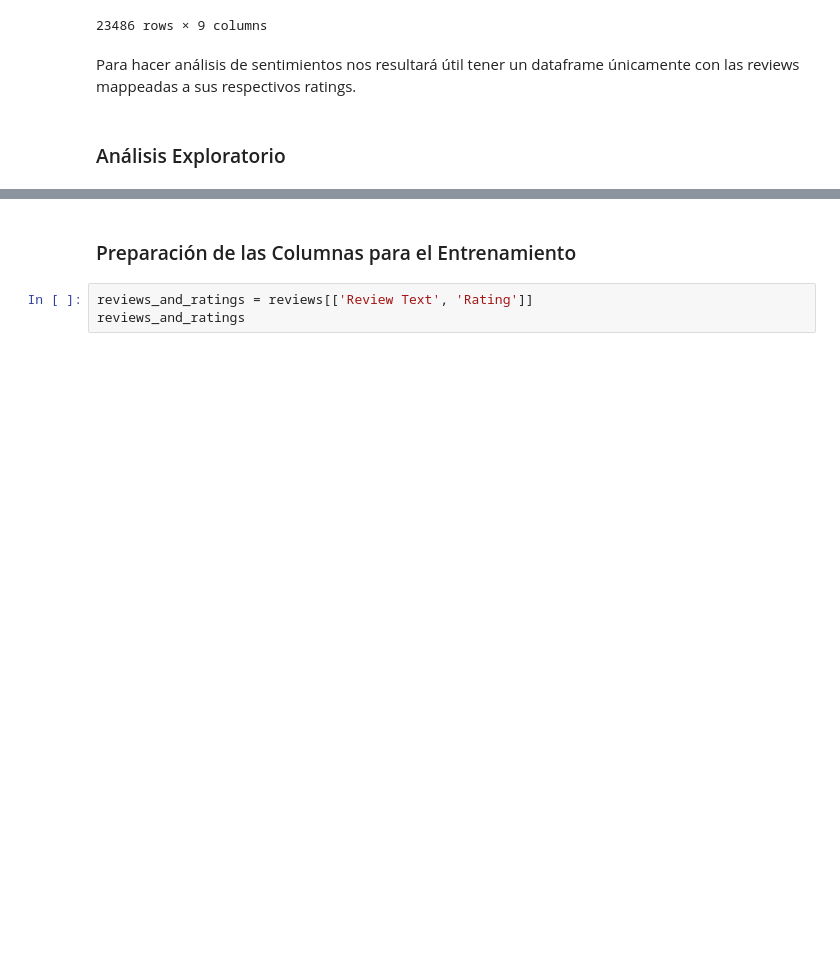
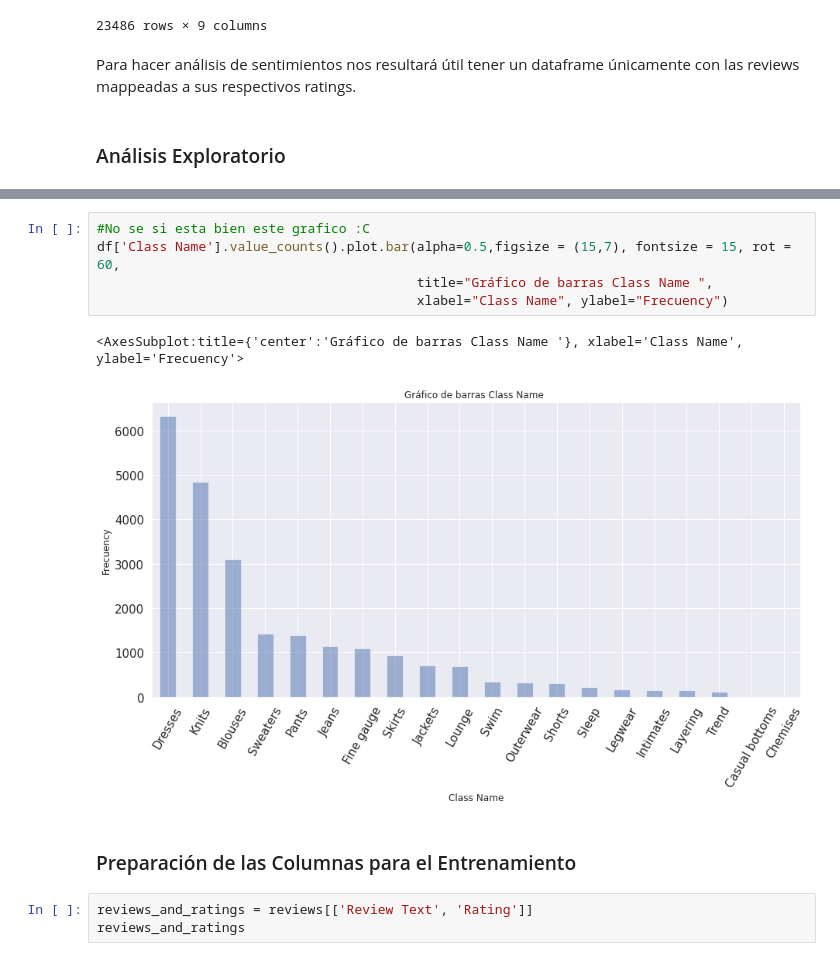
Before and after one commit to Jonathan-R0/TP2-OrganizacionDeDatos, a Jupyter notebook: src/Parte1.ipynb, the cells around one changed output, grey strips where cells are left out. Drawn from its saved outputs; the diff is of its cells as text; blank space fills up the shorter version.

```diff
--- a/src/Parte1.ipynb
+++ b/src/Parte1.ipynb
@@ -101,3 +151,11 @@ df
+# %%
+#No se si esta bien este grafico :C
+df['Class Name'].value_counts().plot.bar(alpha=0.5,figsize = (15,7), fontsize = 15, rot = 60,
+                                         title="Gráfico de barras Class Name ",
+                                         xlabel="Class Name", ylabel="Frecuency")
+# %% [output]
+<AxesSubplot:title={'center':'Gráfico de barras Class Name '}, xlabel='Class Name', ylabel='Frecuency'>
+[figure, added]
 # %% [markdown]
 ### Preparación de las Columnas para el Entrenamiento
 # %%
```
Also changed, not shown: parts of 7 cells of this notebook.
